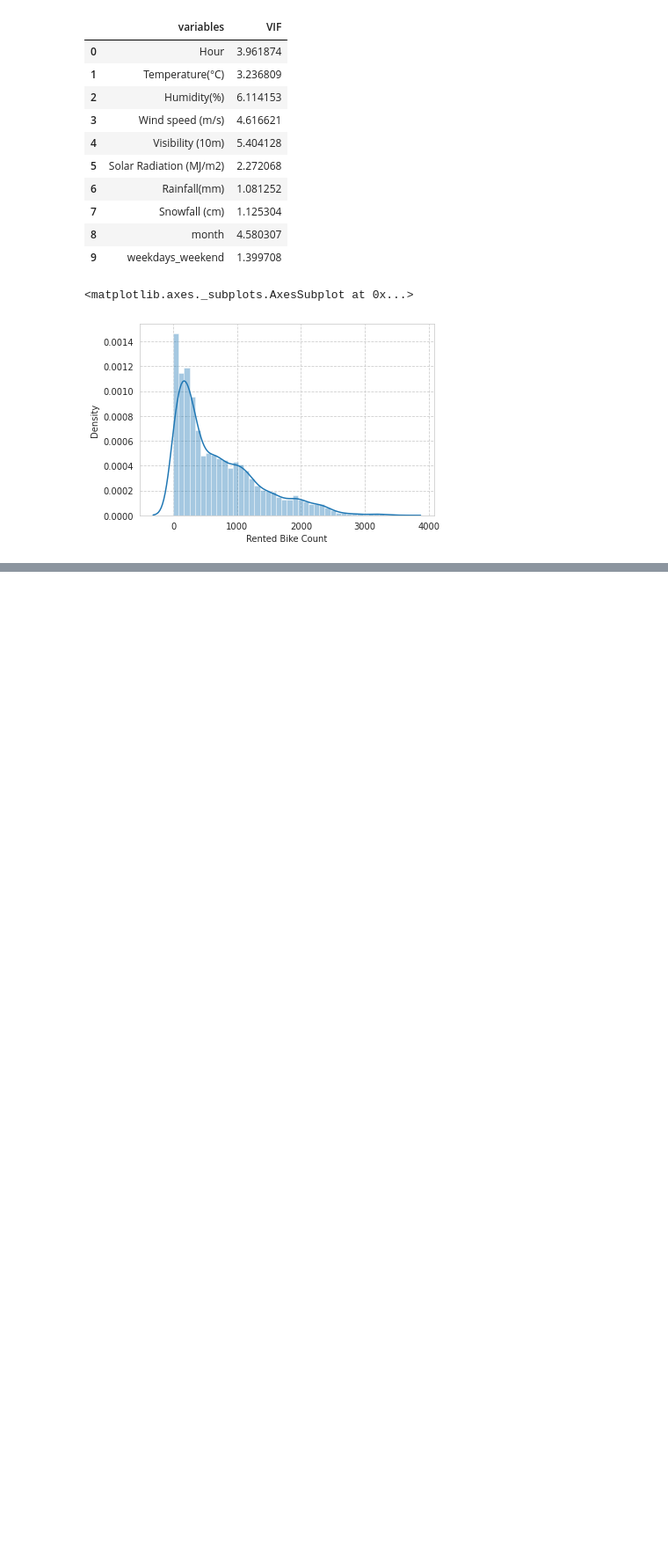
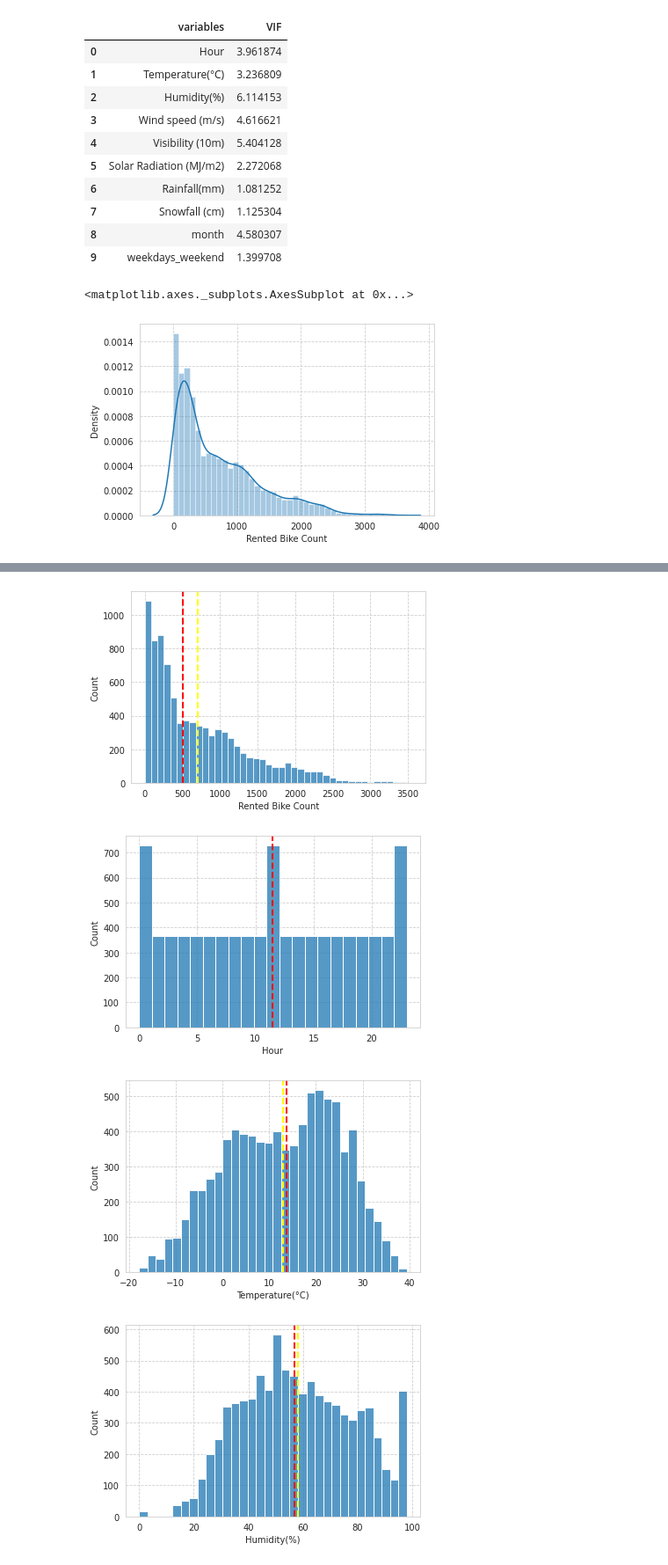
Before and after one commit to Sivaramaguhan/Guhan-Bike-Sharing-Demand-Prediction, a Jupyter notebook: Guhan_Bike_Sharing_Demand_Prediction_Capstone_Project.ipynb, the cells around one changed output, grey strips where cells are left out. Shown at 88% size. Drawn from its saved outputs; the diff is of its cells as text; code cells hidden in the pictures; blank space fills up the shorter version.

```diff
--- a/Guhan_Bike_Sharing_Demand_Prediction_Capstone_Project.ipynb
+++ b/Guhan_Bike_Sharing_Demand_Prediction_Capstone_Project.ipynb
@@ -190,0 +198,3 @@ sns.distplot(df['Rented Bike Count'])
+# %%
+#extracting numeric columns
+numeric_features= df.select_dtypes(exclude='object')
@@ -190,0 +241,12 @@ sns.distplot(df['Rented Bike Count'])
+# %%
+#plotting histogram of dataset
+for col in numeric_features[:]:
+  sns.histplot(df[col])
+  plt.axvline(df[col].mean(), color='yellow', linestyle='dashed', linewidth=2)
+  plt.axvline(df[col].median(), color='red', linestyle='dashed', linewidth=2)
+  plt.show()
+# %% [output]
+[figure, added]
+[figure, added]
+[figure, added]
+[figure, added]
```
Also changed, not shown: parts of 25 cells of this notebook.
